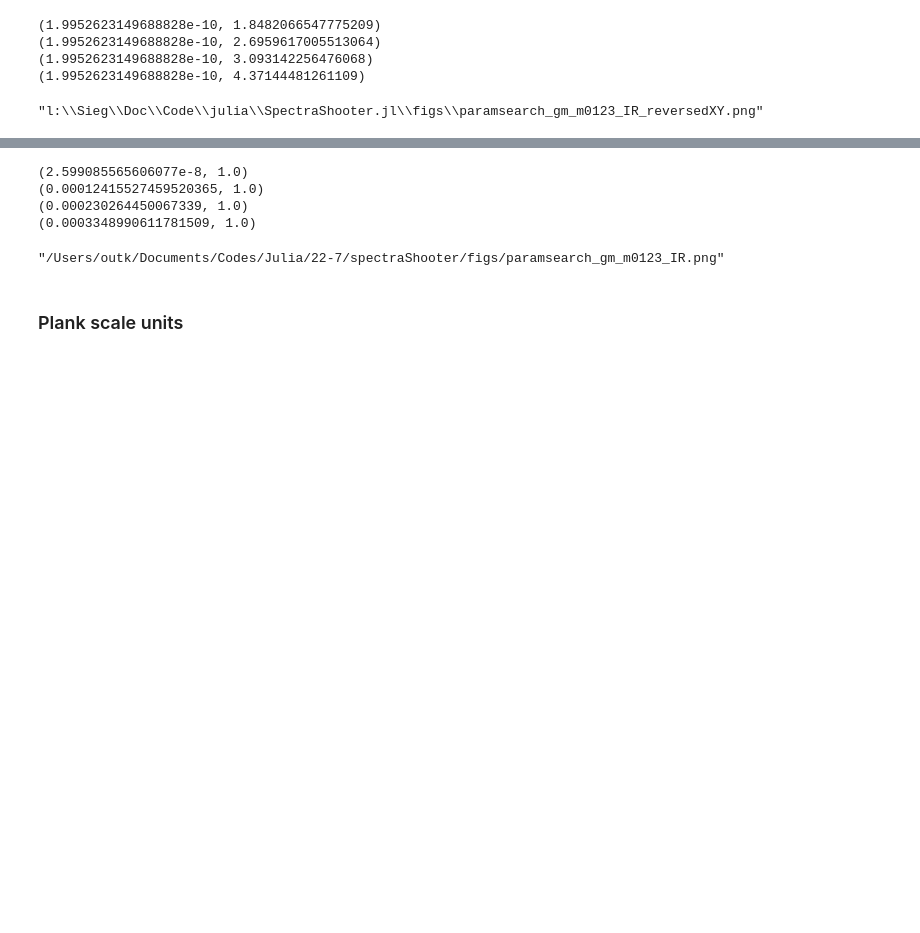
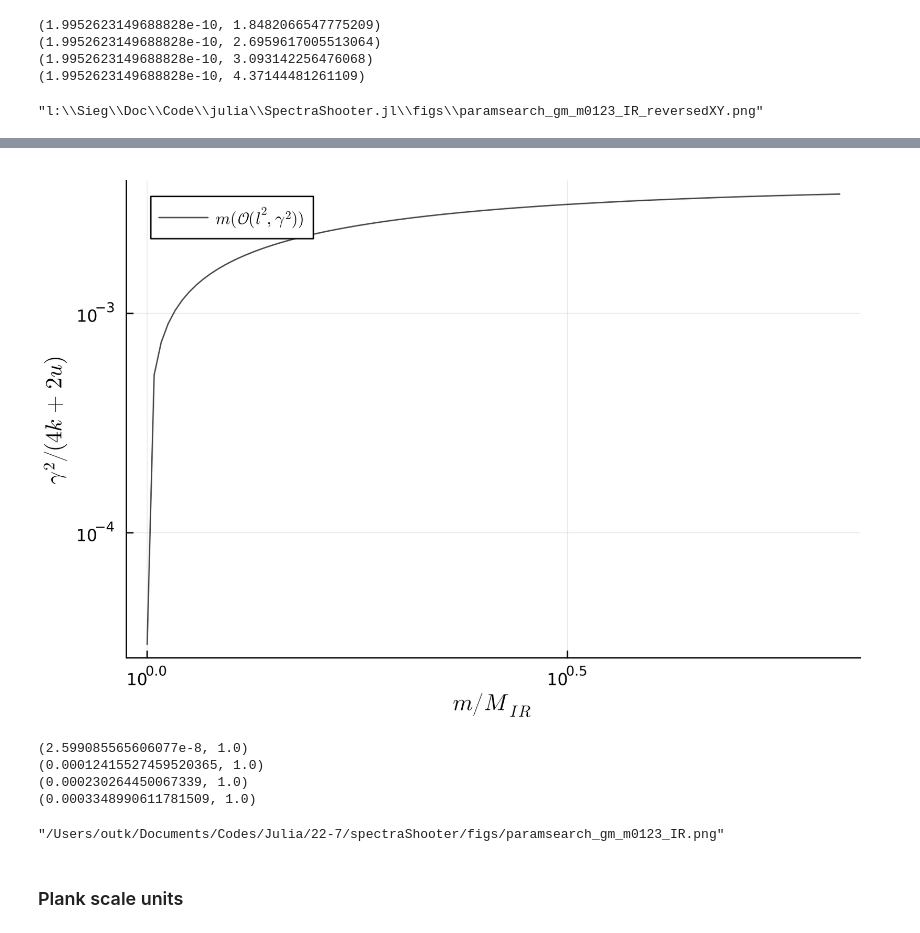
Before and after one commit to yardw/SpectraShooter.jl, a Jupyter notebook: deploy.ipynb, the cells around one changed output, grey strips where cells are left out. Drawn from its saved outputs; the diff is of its cells as text; code cells hidden in the pictures; blank space fills up the shorter version.

```diff
--- a/deploy.ipynb
+++ b/deploy.ipynb
@@ -312,3 +386,17 @@ savefig(f, "figs/paramsearch_gm_m0123_IR_reversedXY.png")
+# %%
+plot()
+let l2s = [1e-3], yrange = (0,2), xrange = (-9.7,-3), logscaled = true
+    g0 = let yₘ = π, u = 1e-1, k=37u
+        g2s0 = exp10.(range(log10(4k+2u +1e-3), 2, 100))
+        ms0 = sqrt.(4l2s[1]*(2k+u)*u^2/(3k)*(1-exp(2k*yₘ))/(1-exp((4k+2u)*yₘ)) * (1 .- (4k+2u) ./g2s0))
+        plot(  g2s0./(4k+2u), ms0./M_IR,label=L"m({\mathcal{O}(l^2, \gamma^2)})",lw=1, c=:black, line=:solid, alpha=0.7, xaxis=:log10, yaxis=:log10)
+        4k+2u
+    end
+end
+f = plot!(xlabel=L"m/M_{IR}", ylabel=L"\gamma^2/(4k+2u)", legend=:topleft, dpi=300)
+# savefig(f, "figs/paramsearch_gm_m0123_IR.png")
+# %% [output]
+[figure, added]
 # %%
 plot()
 let l2s = [1e-3], yrange = (0,2), xrange = (-9.7,-3), logscaled = true
```
Also changed, not shown: parts of 6 cells of this notebook, 4 other files.
